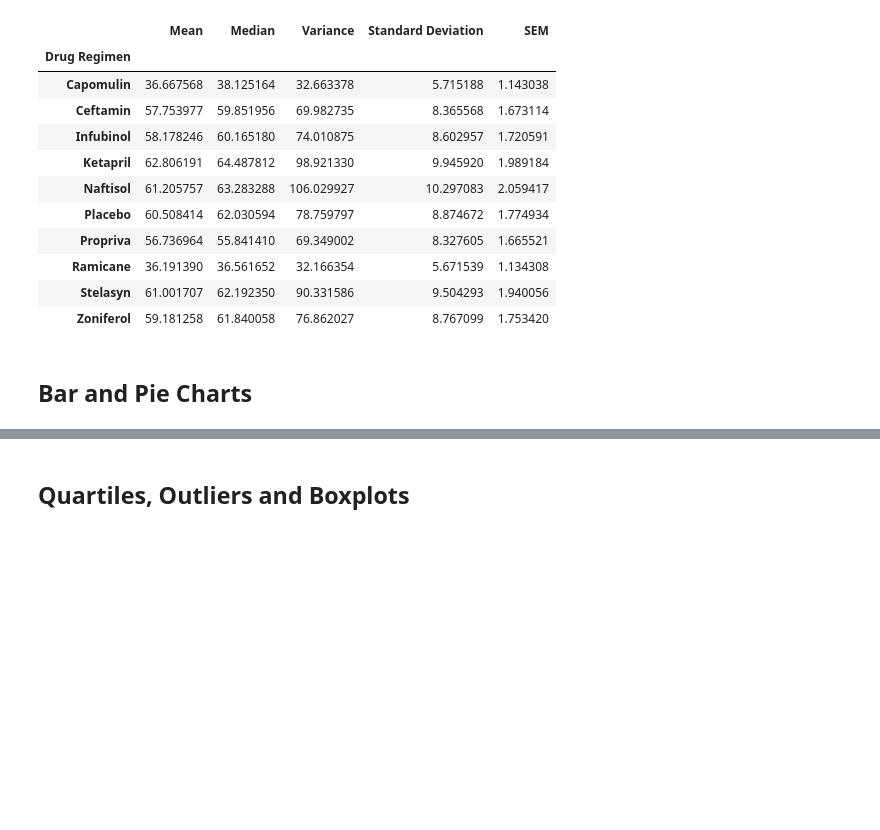
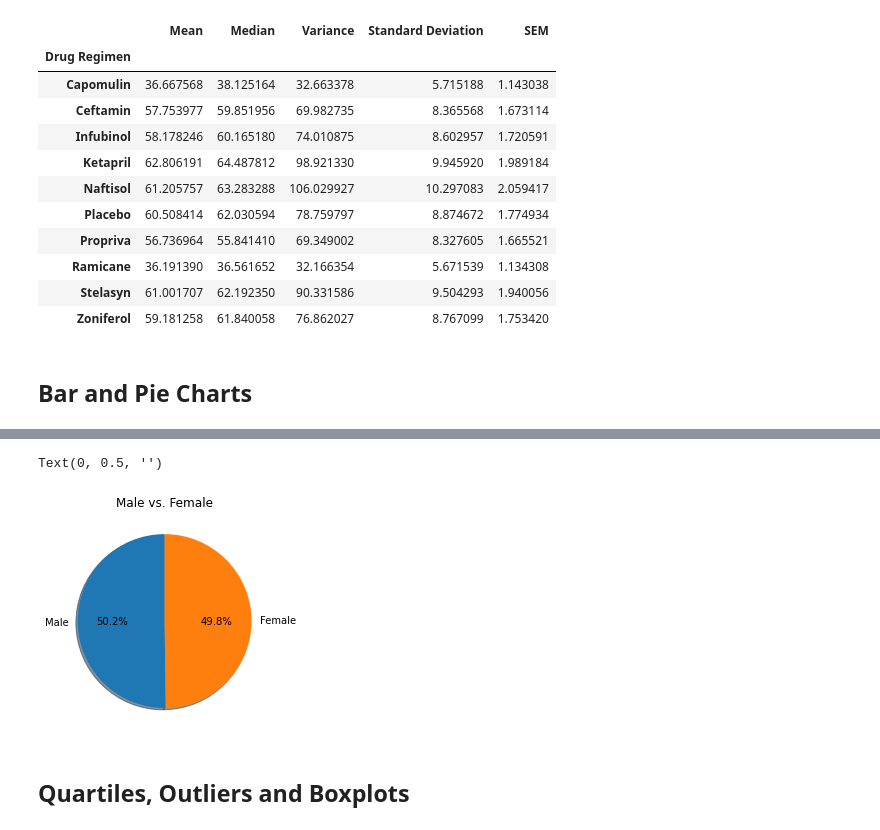
Before and after one commit to Asiha14/matplotlib-challenge, a Jupyter notebook: Pymaceuticals/pymaceuticals_starter.ipynb, the cells around one changed output, grey strips where cells are left out. Cells and saved outputs as stored; diff of their text form; code cells hidden in the pictures; blank space fills up the shorter version.

```diff
--- a/Pymaceuticals/pymaceuticals_starter.ipynb
+++ b/Pymaceuticals/pymaceuticals_starter.ipynb
@@ -137,6 +144,15 @@ stats_table
 # Generate a bar plot showing the total number of mice for each treatment throughout the course of the study using pyplot.
 # %%
 # Generate a pie plot showing the distribution of female versus male mice using pandas
+
+gender_count = unique_mice_df['Sex'].value_counts()
+gender_count.index.name = None
+gender_count.plot(kind="pie",autopct="%1.1f%%", shadow=True, startangle=90)
+plt.title("Male vs. Female")
+plt.ylabel('')
+# %% [output]
+Text(0, 0.5, '')
+[figure, added]
 # %%
 # Generate a pie plot showing the distribution of female versus male mice using pyplot
 # %% [markdown]
```
Also changed, not shown: parts of 3 cells of this notebook.
